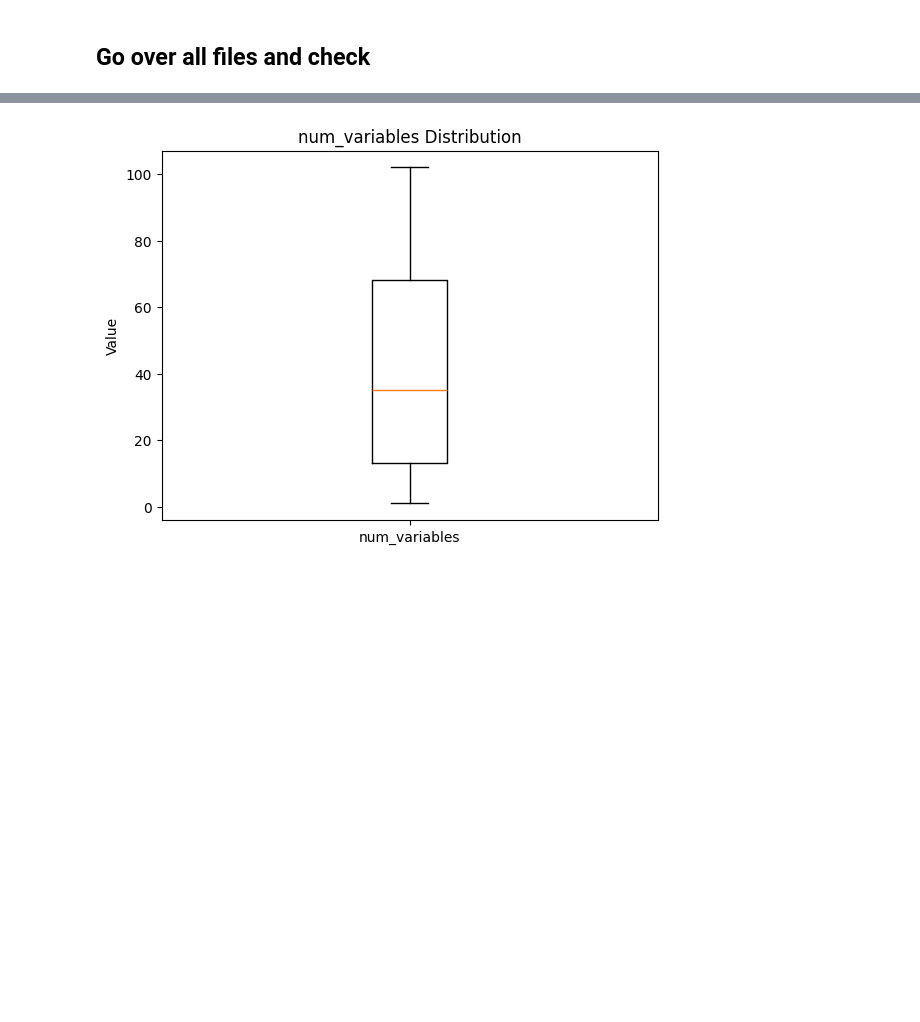
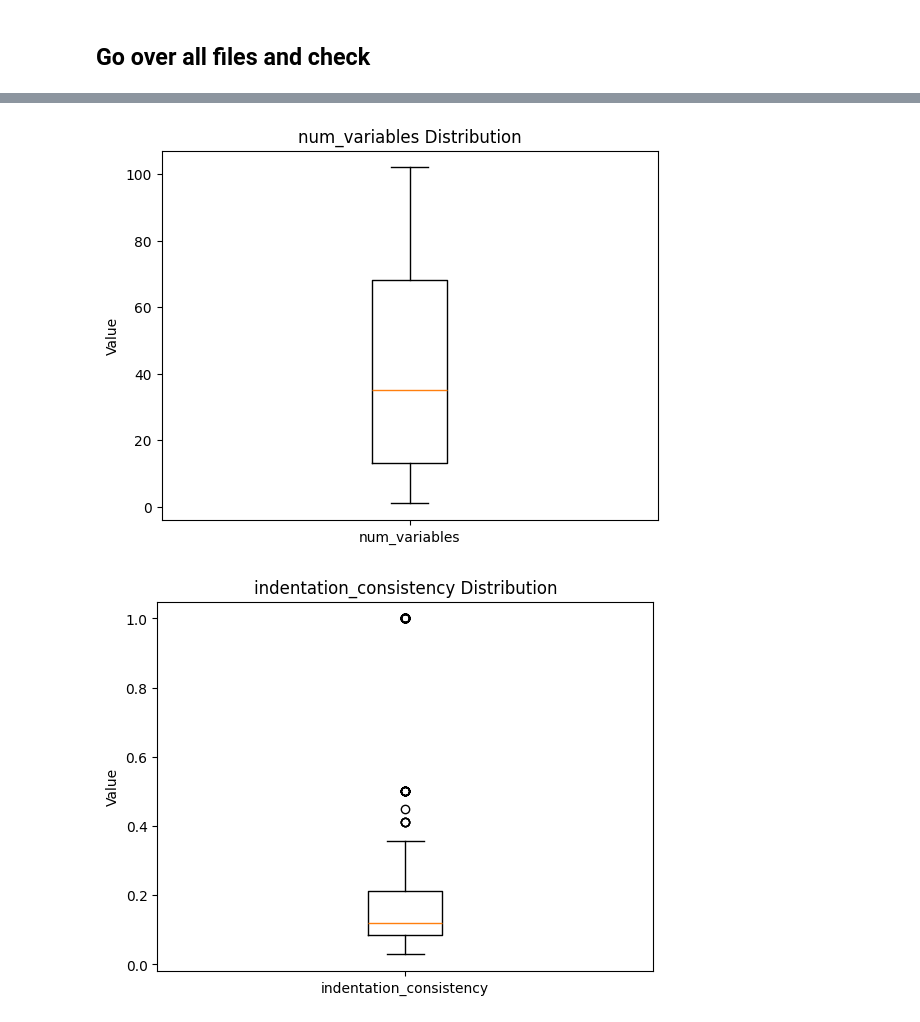
Before and after one commit to maxvonlancaster/olymp-submissions-checker, a Jupyter notebook: submissions-checker.ipynb, the cells around one changed output, grey strips where cells are left out. Saved outputs shown, nothing was run; the diff lists cells and outputs as text; code cells hidden in the pictures; blank space fills up the shorter version.

```diff
--- a/submissions-checker.ipynb
+++ b/submissions-checker.ipynb
@@ -90,8 +124,23 @@ def _extract_cpp_features(code: str):
+# %%
+import re
+
+def overexplanation_in_comments(code: str, extension: str, features: dict):
+    if extension == ".py":
+        comments = re.findall(r'#.*', code)
+    else:
+        comments = re.findall(r'//.*|/\*[\s\S]*?\*/', code)
+
+    overexplained = sum(len(c.split()) for c in comments) / len(comments) if comments else 0
+    features["overexplanation_score"] = overexplained
+    return features
 # %% [markdown]
 ## All together
 # %%
 def analyze_code_style(code: str, language: str = ".py"):
     features = extract_style_features(code, language)
+    features = indentation_consistency(code, features)
+    features = repetition_score(code, features)
+    features = overexplanation_in_comments(code, language, features)
     return features
 # %% [markdown]
 ## Go over all files and check
@@ -142,6 +191,9 @@ def display_box_plot(feature_name):
 display_box_plot("comment_density")
 display_box_plot("avg_var_length")
 display_box_plot("num_variables")
+display_box_plot("indentation_consistency")
+display_box_plot("repetition_score")
+display_box_plot("overexplanation_score")
 
 def detect_outliers(feature_name):
     data = np.array([f[feature_name] for f in feture_list])
@@ -154,38 +206,76 @@ def detect_outliers(feature_name):
     return outliers
 
 print("Outliers in comment_density:")
-outliers = detect_outliers("comment_density")
-for o in outliers:
+outliers_comment_density = detect_outliers("comment_density")
+for o in outliers_comment_density:
     print(f"{o['file_name']} (nickname: {o['nickname']}) - comment_density: {o['comment_density']}")
 
 print("\nOutliers in avg_var_length:")
-outliers = detect_outliers("avg_var_length")
-for o in outliers:
+outliers_avg_var_length = detect_outliers("avg_var_length")
+for o in outliers_avg_var_length:
     print(f"{o['file_name']} (nickname: {o['nickname']}) - avg_var_length: {o['avg_var_length']}")
 
 print("\nOutliers in num_variables:")
-outliers = detect_outliers("num_variables")
-for o in outliers:
+outliers_num_variables = detect_outliers("num_variables")
+for o in outliers_num_variables:
     print(f"{o['file_name']} (nickname: {o['nickname']}) - num_variables: {o['num_variables']}")
 # print(feture_list)
+
+print("\nOutliers in indentation_consistency:")
+outliers_indentation_consistency = detect_outliers("indentation_consistency")
+for o in outliers_indentation_consistency:
+    print(f"{o['file_name']} (nickname: {o['nickname']}) - indentation_consistency: {o['indentation_consistency']}")
+
+print("\nOutliers in repetition_score:")
+outliers_repetition_score = detect_outliers("repetition_score")
+for o in outliers_repetition_score:
+    print(f"{o['file_name']} (nickname: {o['nickname']}) - repetition_score: {o['repetition_score']}")
+
+print("\nOutliers in repetition_score:")
+outliers_repetition_score = detect_outliers("repetition_score")
+for o in outliers_repetition_score:
+    print(f"{o['file_name']} (nickname: {o['nickname']}) - repetition_score: {o['repetition_score']}")
+
+print("\nOutliers in overexplanation_score:")
+outliers_overexplanation_score = detect_outliers("overexplanation_score")
+for o in outliers_overexplanation_score:
+    print(f"{o['file_name']} (nickname: {o['nickname']}) - overexplanation_score: {o['overexplanation_score']}")
+
+# outliers = set([o["file_name"] for o in outliers_comment_density]).intersection(set([o["file_name"] for o in outliers_avg_var_length])) #+ set(outliers_num_variables)
+# print("\nStudents with outliers in both comment_density and avg_var_length:")
+# print(outliers)
+
+outliers_json = {
+    "comment_density": [o["file_name"] for o in outliers_comment_density],
+    "avg_var_length": [o["file_name"] for o in outliers_avg_var_length],
+    "num_variables": [o["file_name"] for o in outliers_num_variables],
+    "indentation_consistency": [o["file_name"] for o in outliers_indentation_consistency],
+    "repetition_score": [o["file_name"] for o in outliers_repetition_score],
+    "overexplanation_score": [o["file_name"] for o in outliers_overexplanation_score]
+}
+
+import json
+with open("outliers.json", "w") as f:
+    json.dump(outliers_json, f, indent=4)
 # %% [output]
 Error reading 2026-05-02 07-20-24.877700, tun_20_06, task_2026_14, Scored (6.0 - 100.0), task_2026_14.py: 'charmap' codec can't decode byte 0x8f in position 418: character maps to <undefined>
 Error reading 2026-05-02 07-24-03.965795, tun_20_06, task_2026_14, Scored (6.0 - 100.0), task_2026_14.py: 'charmap' codec can't decode byte 0x8f in position 547: character maps to <undefined>
 Error reading 2026-05-02 07-29-26.418949, tun_20_06, task_2026_12, Scored (52.0 - 100.0), task_2026_12.py: 'charmap' codec can't decode byte 0x81 in position 105: character maps to <undefined>
 Error reading 2026-05-02 07-30-52.212384, tun_20_06, task_2026_12, Scored (52.0 - 100.0), task_2026_12.py: 'charmap' codec can't decode byte 0x81 in position 105: character maps to <undefined>
 Error reading 2026-05-02 07-31-15.584430, tun_20_06, task_2026_14, Scored (6.0 - 100.0), task_2026_14.py: 'charmap' codec can't decode byte 0x8f in position 547: character maps to <undefined>
 Error reading 2026-05-02 07-31-19.581100, Anton1, task_2026_14, Scored (6.0 - 100.0), task_2026_14.py: 'charmap' codec can't decode byte 0x81 in position 263: character maps to <undefined>
 Error reading 2026-05-02 07-32-43.829292, tun_20_06, task_2026_14, Scored (6.0 - 100.0), task_2026_14.py: 'charmap' codec can't decode byte 0x8f in position 418: character maps to <undefined>
 Error reading 2026-05-02 07-33-07.273795, tun_20_06, task_2026_14, Scored (6.0 - 100.0), task_2026_14.py: 'charmap' codec can't decode byte 0x8f in position 418: character maps to <undefined>
 Error reading 2026-05-02 07-34-20.113996, tun_20_06, task_2026_12, Scored (52.0 - 100.0), task_2026_12.py: 'charmap' codec can't decode byte 0x8f in position 65: character maps to <undefined>
 Error reading 2026-05-02 07-36-24.463448, tun_20_06, task_2026_12, Scored (52.0 - 100.0), task_2026_12.py: 'charmap' codec can't decode byte 0x81 in position 240: character maps to <undefined>
 Error reading 2026-05-02 07-37-17.036377, Feruwi, task_2026_14, Scored (0.0 - 100.0), task_2026_14.py: 'charmap' codec can't decode byte 0x81 in position 189: character maps to <undefined>
 Error reading 2026-05-02 07-38-34.472290, Feruwi, task_2026_14, Scored (0.0 - 100.0), task_2026_14.py: 'charmap' codec can't decode byte 0x81 in position 200: character maps to <undefined>
 ... (66 lines left out)
 Error reading 2026-05-02 10-36-19.715611, Kriiiil, task_2026_14, Scored (10.0 - 100.0), task_2026_14.py: 'charmap' codec can't decode byte 0x8f in position 63: character maps to <undefined>
 Error reading 2026-05-02 10-39-07.719854, Kriiiil, task_2026_14, Scored (10.0 - 100.0), task_2026_14.py: 'charmap' codec can't decode byte 0x8f in position 63: character maps to <undefined>
 Error reading 2026-05-02 10-48-45.288258, Kriiiil, task_2026_14, Compilation failed, task_2026_14.py: 'charmap' codec can't decode byte 0x81 in position 165: character maps to <undefined>
 Error reading 2026-05-02 10-59-45.077527, Kriiiil, task_2026_14, Scored (10.0 - 100.0), task_2026_14.py: 'charmap' codec can't decode byte 0x8f in position 30: character maps to <undefined>
 [figure]
 [figure]
 [figure]
+[figure, added]
```
Also changed, not shown: parts of 6 cells of this notebook, 1 other file.
